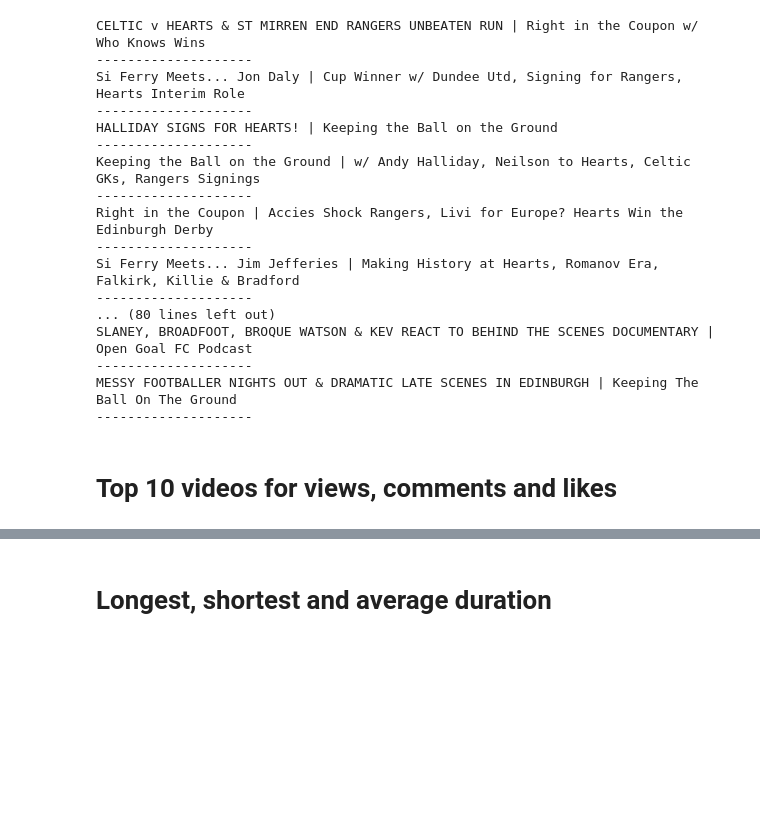
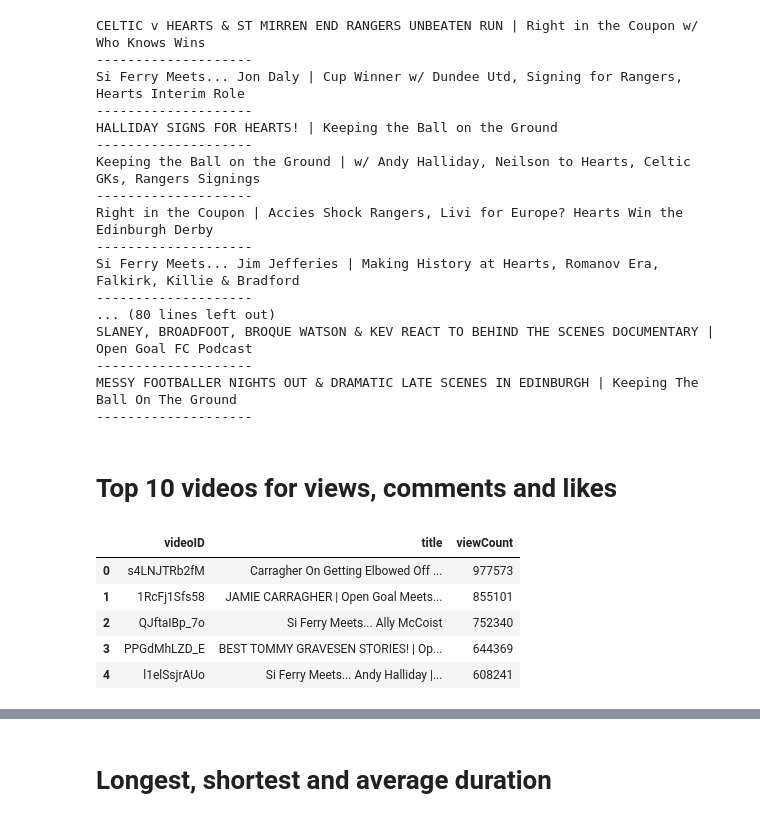
Before and after one commit to JonR45/OpenGoal, a Jupyter notebook: notebooks/4_explore_data.ipynb, the cells around one changed output, grey strips where cells are left out. Cells and saved outputs as stored; diff of their text form; code cells hidden in the pictures; blank space fills up the shorter version.

```diff
--- a/notebooks/4_explore_data.ipynb
+++ b/notebooks/4_explore_data.ipynb
@@ -111,3 +111,25 @@ MESSY FOOTBALLER NIGHTS OUT & DRAMATIC LATE SCENES IN EDINBURGH | Keeping The Ba
 --------------------
 # %% [markdown]
 # Top 10 videos for views, comments and likes
+# %%
+df_views = (df[['videoID', 'title', 'viewCount']]
+            .sort_values(by=['viewCount'], ascending=False, axis=0)
+            .reset_index(drop=True))
+
+
+df_comments = (df[['videoID', 'title', 'commentCount']]
+            .sort_values(by=['commentCount'], ascending=False, axis=0)
+            .reset_index(drop=True))
+
+df_likes = (df[['videoID', 'title', 'likeCount']]
+            .sort_values(by=['likeCount'], ascending=False, axis=0)
+            .reset_index(drop=True))
+# %%
+df_views.head()
+# %% [output]
+|  | videoID | title | viewCount |
+| 0 | s4LNJTRb2fM | Carragher On Getting Elbowed Off ... | 977573 |
+| 1 | 1RcFj1Sfs58 | JAMIE CARRAGHER | Open Goal Meets... | 855101 |
+| 2 | QJftaIBp_7o | Si Ferry Meets... Ally McCoist | 752340 |
+| 3 | PPGdMhLZD_E | BEST TOMMY GRAVESEN STORIES! | Op... | 644369 |
+| 4 | l1elSsjrAUo | Si Ferry Meets... Andy Halliday |... | 608241 |
```
Also changed, not shown: parts of 15 cells of this notebook, 7 other files.
